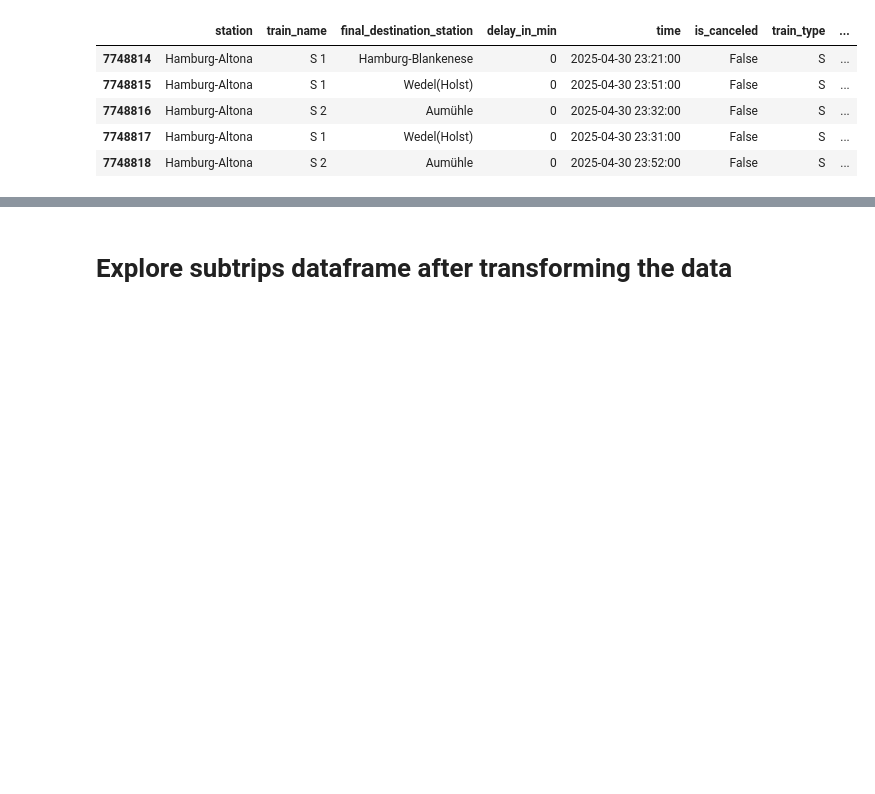
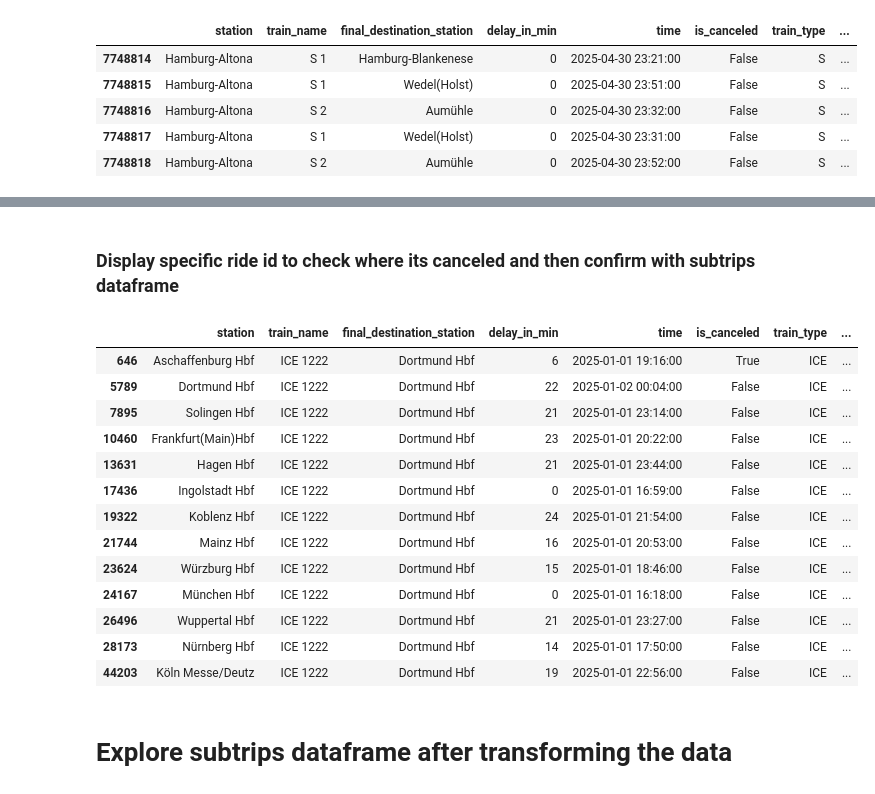
Before and after one commit to TheTastyHanuta/ML-4-B, a Jupyter notebook: src/exploration/exploration.ipynb, the cells around one changed output, grey strips where cells are left out. Saved outputs shown, nothing was run; the diff lists cells and outputs as text; code cells hidden in the pictures; blank space fills up the shorter version.

```diff
--- a/src/exploration/exploration.ipynb
+++ b/src/exploration/exploration.ipynb
@@ -135,3 +158,22 @@ df[(df['day'] == 18) & (df['month'] == 'April')].head(20)
+# %% [markdown]
+### Display specific ride id to check where its canceled and then confirm with subtrips dataframe
+# %%
+df[(df['train_line_ride_id'] == "4218053850205204069-2501011618")]
+# %% [output]
+|  | station | train_name | final_destination_station | delay_in_min | time | is_canceled | train_type | ... |
+| 646 | Aschaffenburg Hbf | ICE 1222 | Dortmund Hbf | 6 | 2025-01-01 19:16:00 | True | ICE | ... |
+| 5789 | Dortmund Hbf | ICE 1222 | Dortmund Hbf | 22 | 2025-01-02 00:04:00 | False | ICE | ... |
+| 7895 | Solingen Hbf | ICE 1222 | Dortmund Hbf | 21 | 2025-01-01 23:14:00 | False | ICE | ... |
+| 10460 | Frankfurt(Main)Hbf | ICE 1222 | Dortmund Hbf | 23 | 2025-01-01 20:22:00 | False | ICE | ... |
+| 13631 | Hagen Hbf | ICE 1222 | Dortmund Hbf | 21 | 2025-01-01 23:44:00 | False | ICE | ... |
+| 17436 | Ingolstadt Hbf | ICE 1222 | Dortmund Hbf | 0 | 2025-01-01 16:59:00 | False | ICE | ... |
+| 19322 | Koblenz Hbf | ICE 1222 | Dortmund Hbf | 24 | 2025-01-01 21:54:00 | False | ICE | ... |
+| 21744 | Mainz Hbf | ICE 1222 | Dortmund Hbf | 16 | 2025-01-01 20:53:00 | False | ICE | ... |
+| 23624 | Würzburg Hbf | ICE 1222 | Dortmund Hbf | 15 | 2025-01-01 18:46:00 | False | ICE | ... |
+| 24167 | München Hbf | ICE 1222 | Dortmund Hbf | 0 | 2025-01-01 16:18:00 | False | ICE | ... |
+| 26496 | Wuppertal Hbf | ICE 1222 | Dortmund Hbf | 21 | 2025-01-01 23:27:00 | False | ICE | ... |
+| 28173 | Nürnberg Hbf | ICE 1222 | Dortmund Hbf | 14 | 2025-01-01 17:50:00 | False | ICE | ... |
+| 44203 | Köln Messe/Deutz | ICE 1222 | Dortmund Hbf | 19 | 2025-01-01 22:56:00 | False | ICE | ... |
 # %% [markdown]
 # Explore subtrips dataframe after transforming the data
 # %%
```
Also changed, not shown: parts of 8 cells of this notebook, 4 other files.
